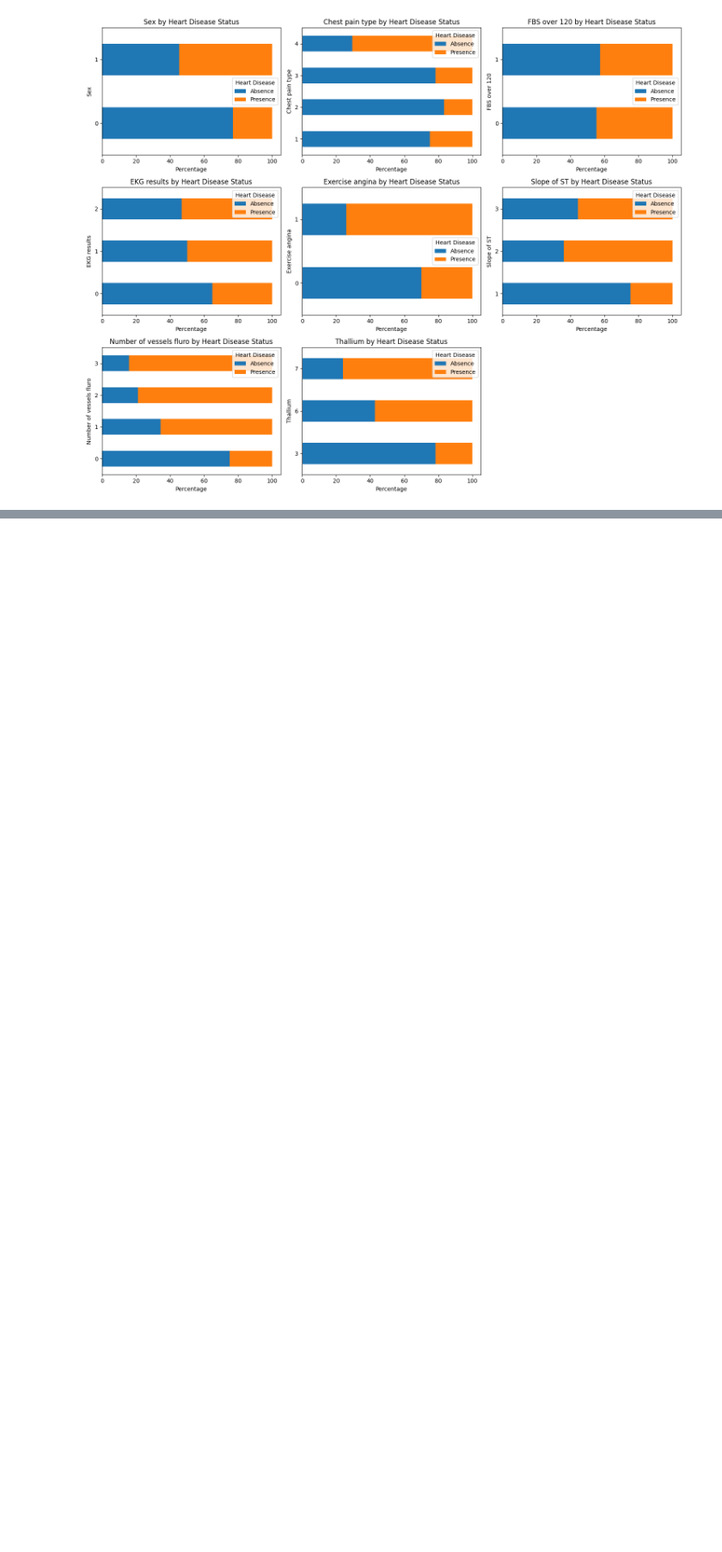
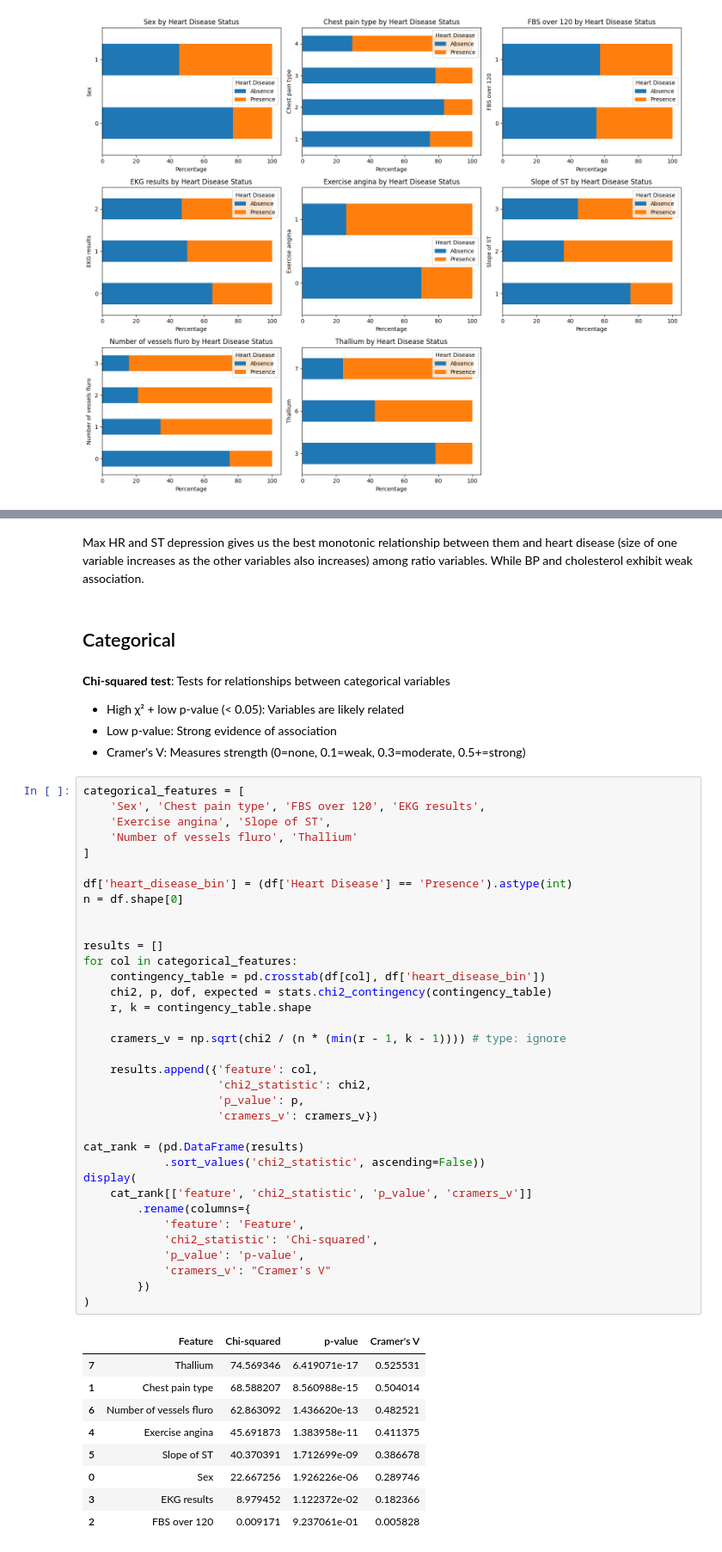
Before and after one commit to MikailuReeves/heart-disease-eda, a Jupyter notebook: notebooks/01_data_exploration.ipynb, the cells around one changed output, grey strips where cells are left out. Shown at 86% size. Saved outputs shown, nothing was run; the diff lists cells and outputs as text; blank space fills up the shorter version.

Commit message:
Add: chi-squared and Spearman correlation tests and interpretations

```diff
--- a/notebooks/data_exploration.ipynb
+++ b/notebooks/01_data_exploration.ipynb
@@ -162,0 +227,54 @@ plt.show()
+# %% [markdown]
+Max HR and ST depression gives us the best monotonic relationship between them and heart disease (size of one variable increases as the other variables also increases) among ratio variables. While BP and cholesterol exhibit weak association.
+# %% [markdown]
+## Categorical
+# %% [markdown]
+**Chi-squared test**: Tests for relationships between categorical variables
+- High χ² + low p-value (< 0.05): Variables are likely related
+- Low p-value: Strong evidence of association
+- Cramer's V: Measures strength (0=none, 0.1=weak, 0.3=moderate, 0.5+=strong)
+# %%
+categorical_features = [
+    'Sex', 'Chest pain type', 'FBS over 120', 'EKG results',
+    'Exercise angina', 'Slope of ST',
+    'Number of vessels fluro', 'Thallium'
+]
+
+df['heart_disease_bin'] = (df['Heart Disease'] == 'Presence').astype(int)
+n = df.shape[0]
+
+
+results = []
+for col in categorical_features:
+    contingency_table = pd.crosstab(df[col], df['heart_disease_bin'])
+    chi2, p, dof, expected = stats.chi2_contingency(contingency_table)
+    r, k = contingency_table.shape
+
+    cramers_v = np.sqrt(chi2 / (n * (min(r - 1, k - 1)))) # type: ignore
+
+    results.append({'feature': col,
+                    'chi2_statistic': chi2,
+                    'p_value': p,
+                    'cramers_v': cramers_v})
+
+cat_rank = (pd.DataFrame(results)
+            .sort_values('chi2_statistic', ascending=False))
+display(
+    cat_rank[['feature', 'chi2_statistic', 'p_value', 'cramers_v']]
+        .rename(columns={
+            'feature': 'Feature',
+            'chi2_statistic': 'Chi-squared',
+            'p_value': 'p-value',
+            'cramers_v': "Cramer's V"
+        })
+)
+# %% [output]
+|  | Feature | Chi-squared | p-value | Cramer's V |
+| 7 | Thallium | 74.569346 | 6.419071e-17 | 0.525531 |
+| 1 | Chest pain type | 68.588207 | 8.560988e-15 | 0.504014 |
+| 6 | Number of vessels fluro | 62.863092 | 1.436620e-13 | 0.482521 |
+| 4 | Exercise angina | 45.691873 | 1.383958e-11 | 0.411375 |
+| 5 | Slope of ST | 40.370391 | 1.712699e-09 | 0.386678 |
+| 0 | Sex | 22.667256 | 1.926226e-06 | 0.289746 |
+| 3 | EKG results | 8.979452 | 1.122372e-02 | 0.182366 |
+| 2 | FBS over 120 | 0.009171 | 9.237061e-01 | 0.005828 |
```
Also changed, not shown: parts of 8 cells of this notebook.
